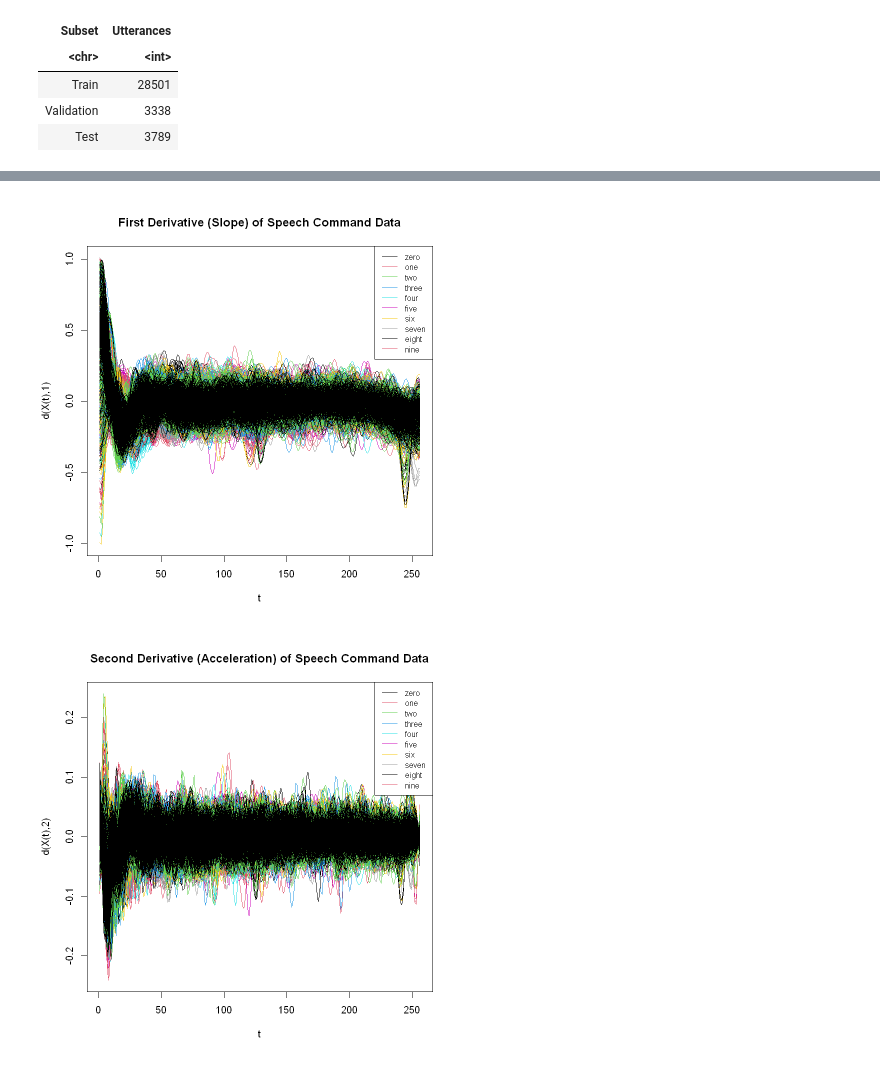
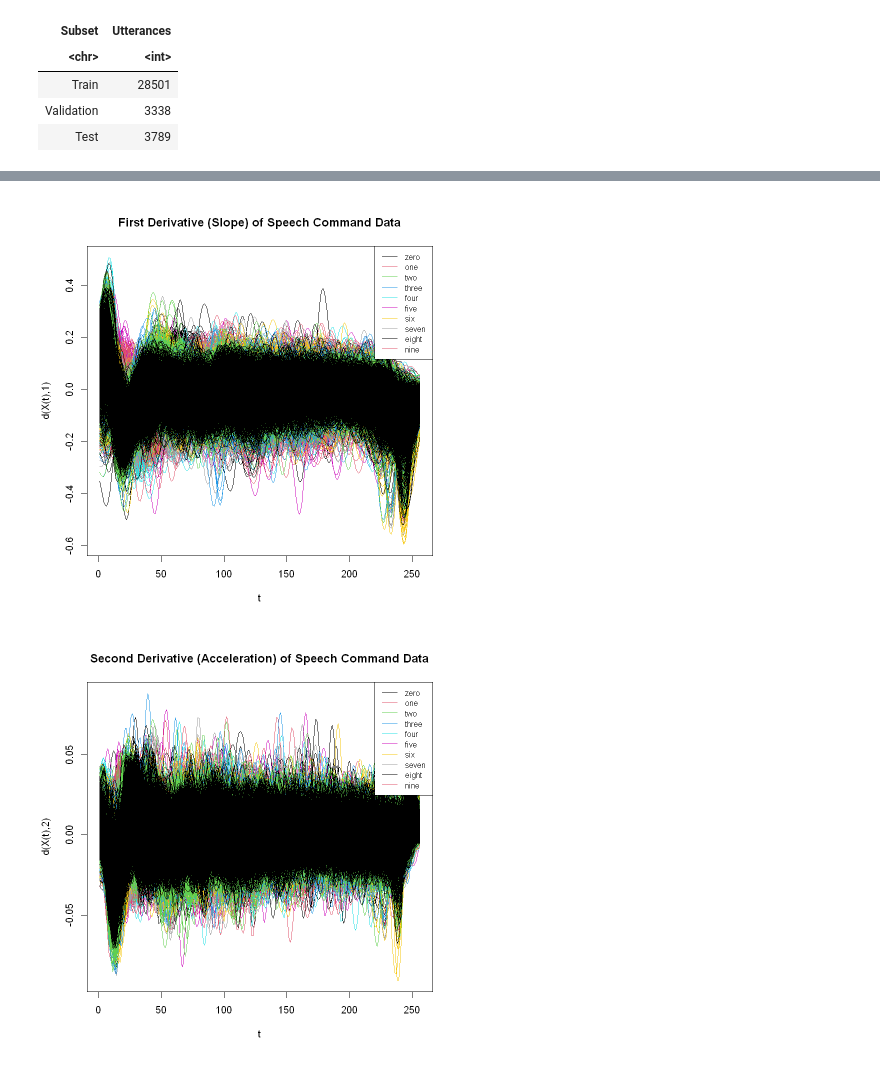
Before and after one commit to robertmackevic/fda-project, a Jupyter notebook: eda.ipynb, the cells around one changed output, grey strips where cells are left out. Cells and saved outputs as stored; diff of their text form; code cells hidden in the pictures.

Commit message:
Updated EDA notebook with training data analysis.

```diff
--- a/eda.ipynb
+++ b/eda.ipynb
@@ -94,6 +112,9 @@ load_dataset <- function(filepaths) {
   return(list(data = fdata, labels = labels))
 }
 
-# train <- load_dataset(train_paths)
+train <- load_dataset(train_paths)
 # val <- load_dataset(val_paths)
-test <- load_dataset(test_paths)
+# test <- load_dataset(test_paths)
+
+# Pick which dataset to visualize
+dataset <- train
@@ -147,18 +215,17 @@ Optimal number of basis functions: 150
 # %%
-# Find optimal smoothing params with GCV and Nadaraya-Watson
-nw <- optim.np(
-  gcv_data,
+nw <- fda.usc::optim.np(
+  dataset$data,
   type.S = S.NW,
   par.CV = list(criteria = "GCV")
 )
 cat("Optimal smoothing parameter:", nw$gcv.opt)
 
-plot(nw$fdataobj)
+plot(nw$fdata.est)
 plot(nw$gcv, type = "l")
 
 index <- 1
 plot(
-  gcv_data[index, ],
+  dataset$data[index, ],
   main = "Curve 1",
   lty = 2, lwd = 2, col = 8
 )
@@ -346,2 +387,5 @@ test$smoothed <- optim.basis(
+# %%
+# Pick which kernel to use
+dataset$kernel <- nw
 # %%
 persp3D(
@@ -376,41 +404,41 @@ persp3D(
 # %%
-# data <- test$data
-data <- test$smoothed$fdata.est$data
+# data <- dataset$data
+data <- dataset$kernel$fdata.est$data
 
 # Compute first derivative (slope) of functional data
 first_derivative <- fdata.deriv(data, nderiv = 1)
 
 # Compute second derivative (acceleration)
 second_derivative <- fdata.deriv(data, nderiv = 2)
 
 plot(
   first_derivative,
   main = "First Derivative (Slope) of Speech Command Data",
-  col = as.numeric(test$labels)
+  col = as.numeric(dataset$labels)
 )
 
 legend(
   "topright",
-  legend = levels(test$labels),
-  col = seq_along(levels(test$labels)),
+  legend = levels(dataset$labels),
+  col = seq_along(levels(dataset$labels)),
   lty = 1, cex = 0.8
 )
 
 plot(
   second_derivative,
   main = "Second Derivative (Acceleration) of Speech Command Data",
-  col = as.numeric(test$labels)
+  col = as.numeric(dataset$labels)
 )
 
 legend(
   "topright",
-  legend = levels(test$labels),
-  col = seq_along(levels(test$labels)),
+  legend = levels(dataset$labels),
+  col = seq_along(levels(dataset$labels)),
   lty = 1, cex = 0.8
 )
 # %% [output]
-[figure, old version]
+[figure, new version]
-[figure, old version]
+[figure, new version]
 # %%
 mean_first_derivative <- list()
 mean_second_derivative <- list()
```
Also changed, not shown: parts of 15 cells of this notebook.
